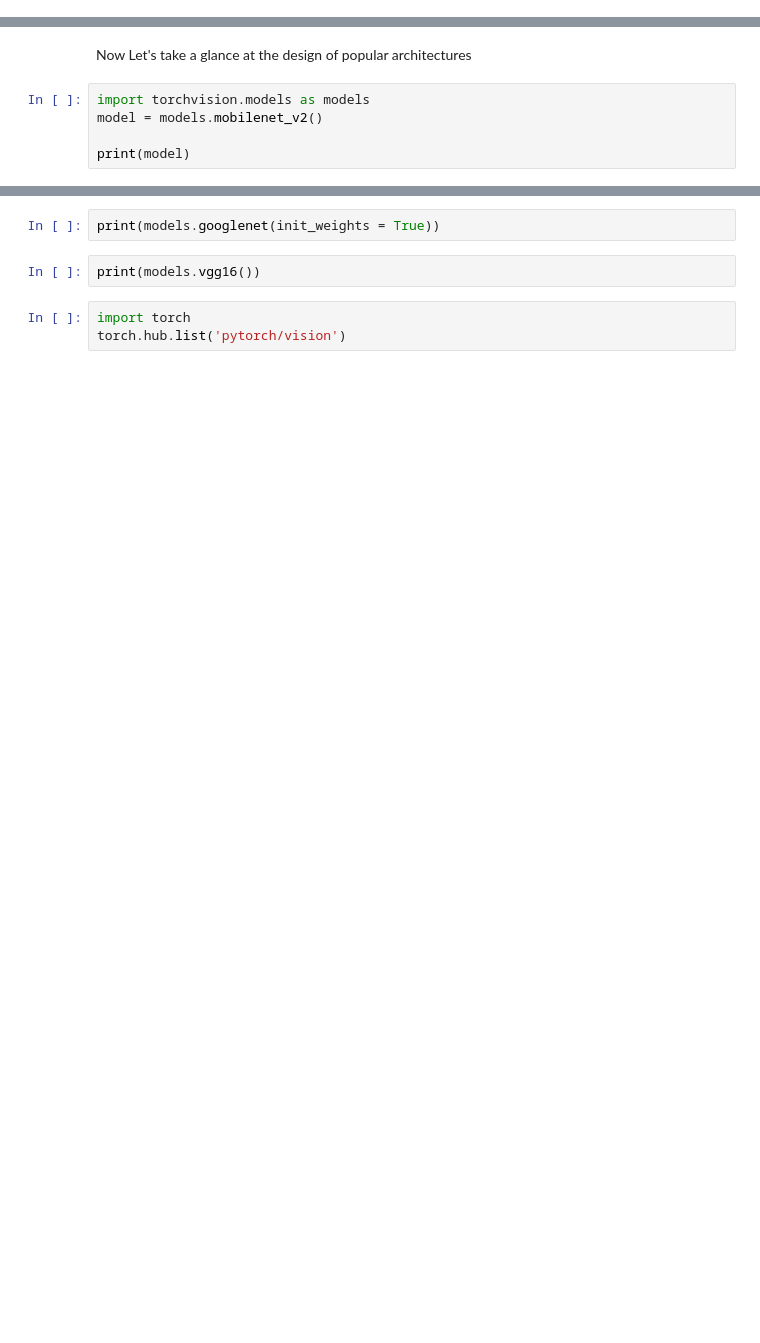
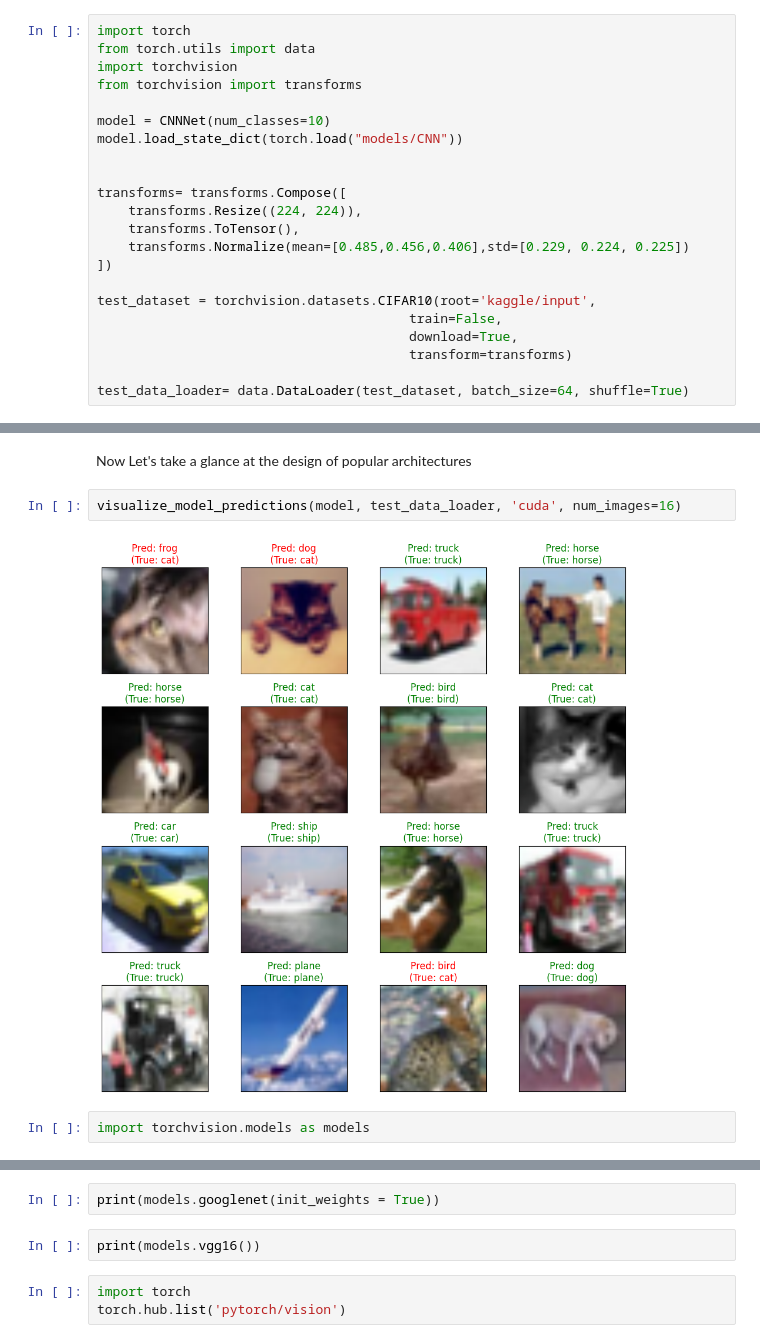
Before and after one commit to dilshan-49/ML_Journey, a Jupyter notebook: torch_tutorials/CNN.ipynb, the cells around one changed output, grey strips where cells are left out. Saved outputs shown, nothing was run; the diff lists cells and outputs as text; blank space fills up the shorter version.

Commit message:
tested the trained Alexnet model

```diff
--- a/torch_tutorials/CNN.ipynb
+++ b/torch_tutorials/CNN.ipynb
@@ -168,0 +171,22 @@ torch.save(model.state_dict(),"/kaggle/working/CNN")   #saving the model params
+# %%
+import torch
+from torch.utils import data
+import torchvision
+from torchvision import transforms
+
+model = CNNNet(num_classes=10)
+model.load_state_dict(torch.load("models/CNN"))
+
+
+transforms= transforms.Compose([
+    transforms.Resize((224, 224)),
+    transforms.ToTensor(),
+    transforms.Normalize(mean=[0.485,0.456,0.406],std=[0.229, 0.224, 0.225])
+])
+
+test_dataset = torchvision.datasets.CIFAR10(root='kaggle/input',
+                                        train=False,
+                                        download=True,
+                                        transform=transforms)
+
+test_data_loader= data.DataLoader(test_dataset, batch_size=64, shuffle=True)
@@ -169,7 +304,8 @@ torch.save(model.state_dict(),"/kaggle/working/CNN")   #saving the model params
 # %% [markdown]
 Now Let's take a glance at the design of popular architectures
+# %%
+visualize_model_predictions(model, test_data_loader, 'cuda', num_images=16)
+# %% [output]
+[figure, added]
 # %%
 import torchvision.models as models
-model = models.mobilenet_v2()
-
-print(model)
```
Also changed, not shown: parts of 13 cells of this notebook.
